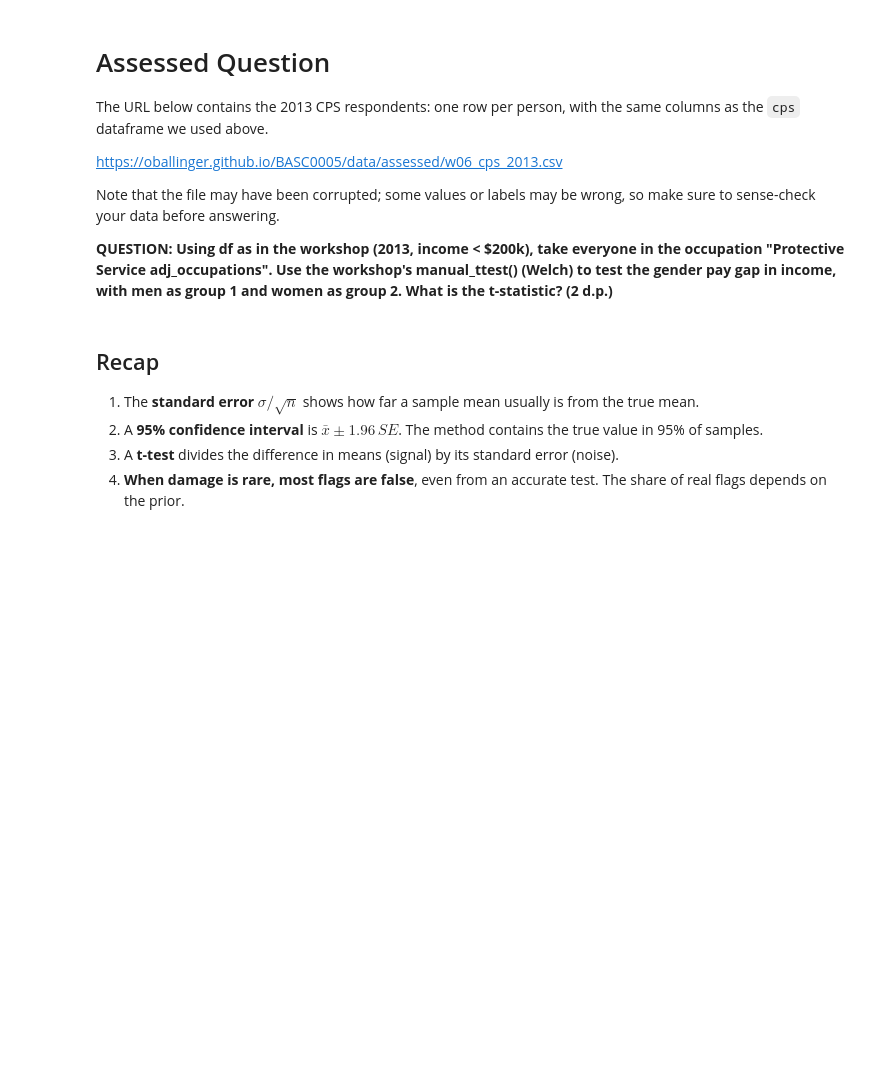
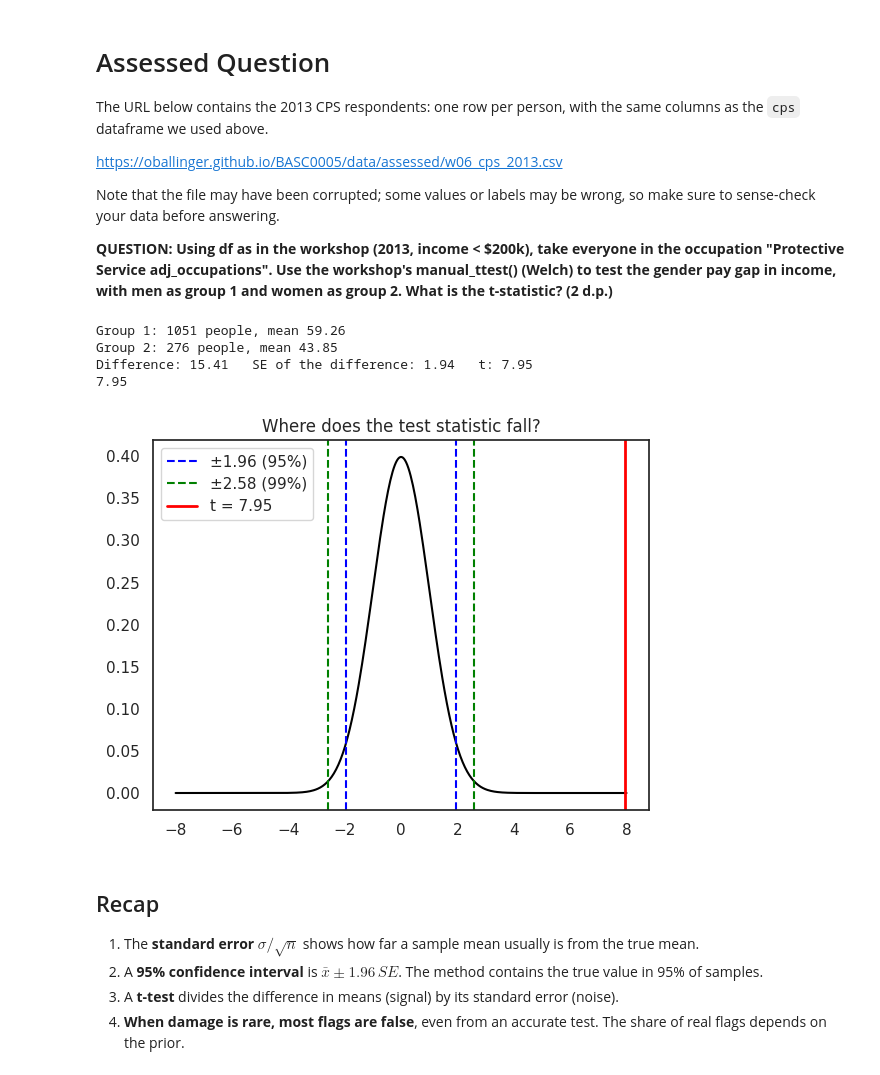
Before and after one commit to ellaxcode/QM2, a Jupyter notebook: notebooks/W06. Hypothesis Testing.ipynb, the cells around one changed output. Cells and saved outputs as stored; diff of their text form; code cells hidden in the pictures; blank space fills up the shorter version.

```diff
--- a/notebooks/W06. Hypothesis Testing.ipynb
+++ b/notebooks/W06. Hypothesis Testing.ipynb
@@ -383,7 +434,42 @@ Note that the file may have been corrupted; some values or labels may be wrong,
 
 **QUESTION: Using df as in the workshop (2013, income < $200k), take everyone in the occupation "Protective Service adj_occupations". Use the workshop's manual_ttest() (Welch) to test the gender pay gap in income, with men as group 1 and women as group 2. What is the t-statistic? (2 d.p.)**
 # %%
-# your code here
+# null hyp (H0) = there is no evdience to suggest there is a gender pay gap in income between men and women working in "Protective Service adj_occupations" in 2013
+#alternative hyp (H1) = there is evidence to suggest a gender pay gap as there is a statistucally significant difference in income between men and women working in "Protective Service adj_occupations" in 2013
+
+
+cps2 = pd.read_csv("https://oballinger.github.io/BASC0005/data/assessed/w06_cps_2013.csv")
+
+# print(cps2.isna().sum())                           # missing values per column
+# print(cps2["sex"].value_counts())                  # should only be 1 and 2
+# print(cps2["occupation"].value_counts())           # look for typos / odd labels
+# print(cps2["incwage"].describe())                  # look for negatives or huge values
+# print(cps2["year"].value_counts())                 # should all be 2013
+
+
+df2 = cps2[cps2["year"] == 2013].copy()
+df2["income"] = df2["incwage"] / 1000
+df2 = df2[df2["income"] < 200]
+
+df2["occupation"] = df2["occupation"].str.strip().str.lower()   # fix label variants
+ps = df2[df2["occupation"] == "protective service adj_occupations"]
+
+men = ps[ps["sex"] == 1]["income"]
+women = ps[ps["sex"] == 2]["income"]
+
+
+t = manual_ttest(men, women)
+print(round(t, 2))
+
+plot_z(t)
+
+#t = 7.95 which is outside the critical region, therefore reject the the null and accept the alternative, there is evdience to suggest their is a gender pay gap between men and women working in "Protective Service adj_occupations" in 2013
+# %% [output]
+Group 1: 1051 people, mean 59.26
+Group 2: 276 people, mean 43.85
+Difference: 15.41   SE of the difference: 1.94   t: 7.95
+7.95
+[figure, added]
 # %% [markdown]
 ## Recap
 
```
Also changed, not shown: parts of 5 cells of this notebook.
